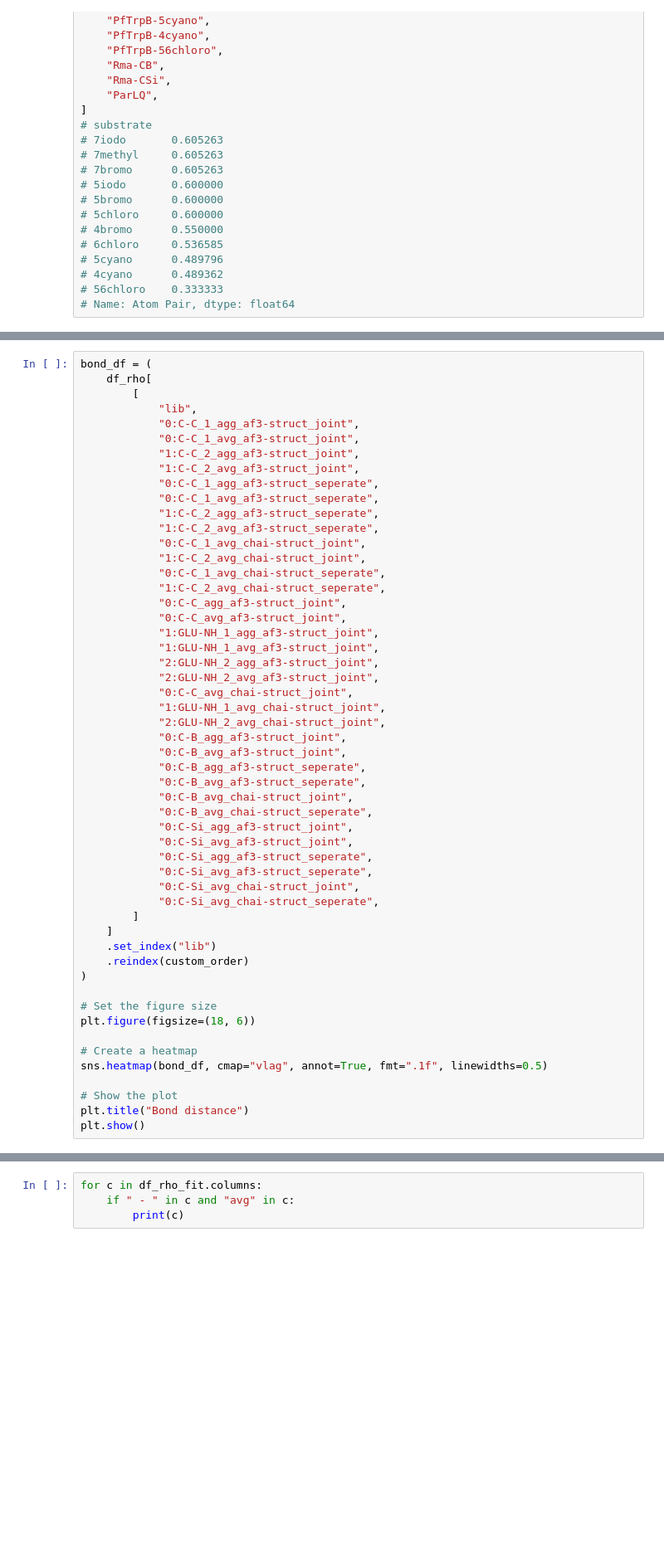
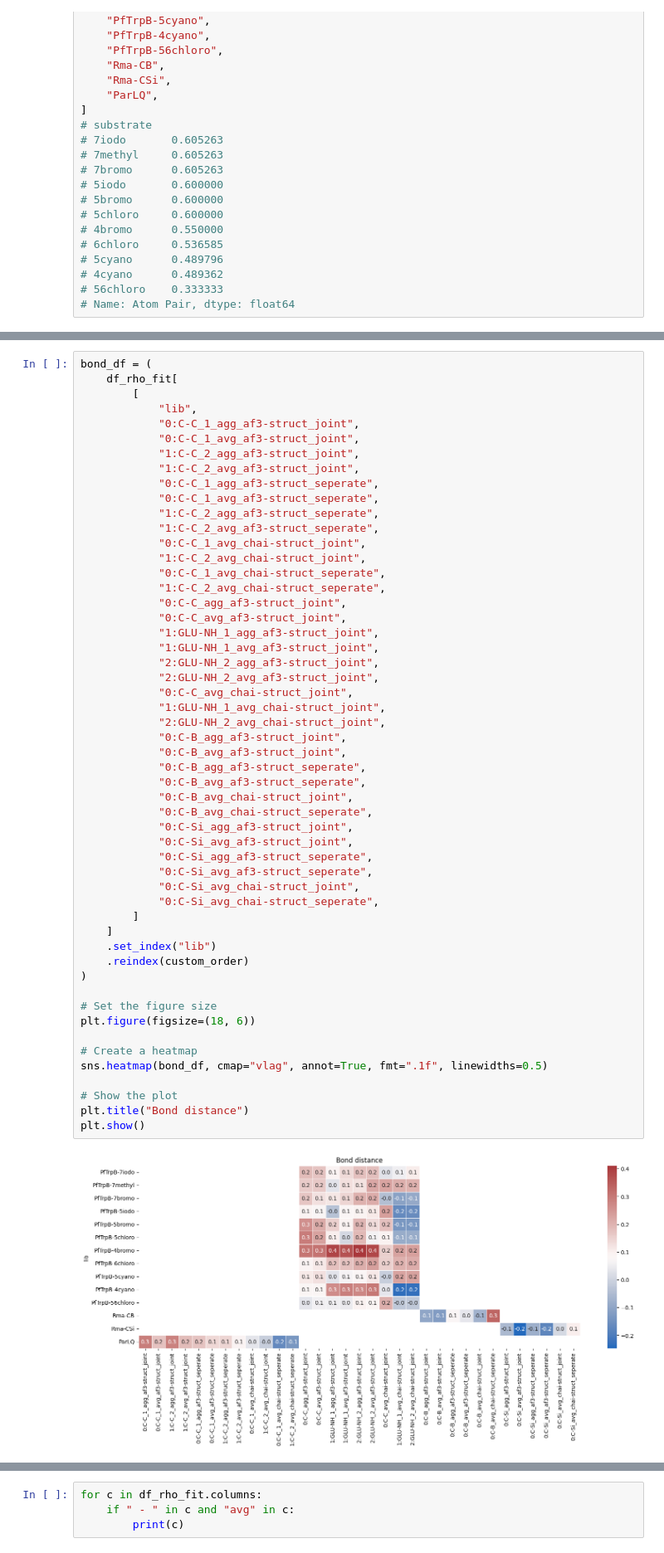
Before and after one commit to fhalab/substrate_aware_zs, a Jupyter notebook: sandbox/test_metric.ipynb, the cells around one changed output, grey strips where cells are left out. Shown at 83% size. Cells and saved outputs as stored; diff of their text form; blank space fills up the shorter version.

```diff
--- a/sandbox/test_metric.ipynb
+++ b/sandbox/test_metric.ipynb
@@ -406,6 +447,6 @@ af3_df.mean().sort_values(ascending=False)[:18]
 # %%
 bond_df = (
-    df_rho[
+    df_rho_fit[
         [
             "lib",
             "0:C-C_1_agg_af3-struct_joint",
@@ -429,30 +470,32 @@ bond_df = (
             "0:C-C_avg_chai-struct_joint",
             "1:GLU-NH_1_avg_chai-struct_joint",
             "2:GLU-NH_2_avg_chai-struct_joint",
             "0:C-B_agg_af3-struct_joint",
             "0:C-B_avg_af3-struct_joint",
             "0:C-B_agg_af3-struct_seperate",
             "0:C-B_avg_af3-struct_seperate",
             "0:C-B_avg_chai-struct_joint",
             "0:C-B_avg_chai-struct_seperate",
             "0:C-Si_agg_af3-struct_joint",
             "0:C-Si_avg_af3-struct_joint",
             "0:C-Si_agg_af3-struct_seperate",
             "0:C-Si_avg_af3-struct_seperate",
             "0:C-Si_avg_chai-struct_joint",
             "0:C-Si_avg_chai-struct_seperate",
         ]
     ]
     .set_index("lib")
     .reindex(custom_order)
 )
 
 # Set the figure size
 plt.figure(figsize=(18, 6))
 
 # Create a heatmap
 sns.heatmap(bond_df, cmap="vlag", annot=True, fmt=".1f", linewidths=0.5)
 
 # Show the plot
 plt.title("Bond distance")
 plt.show()
+# %% [output]
+[figure, added]
```
Also changed, not shown: parts of 29 cells of this notebook, 10 other files.
